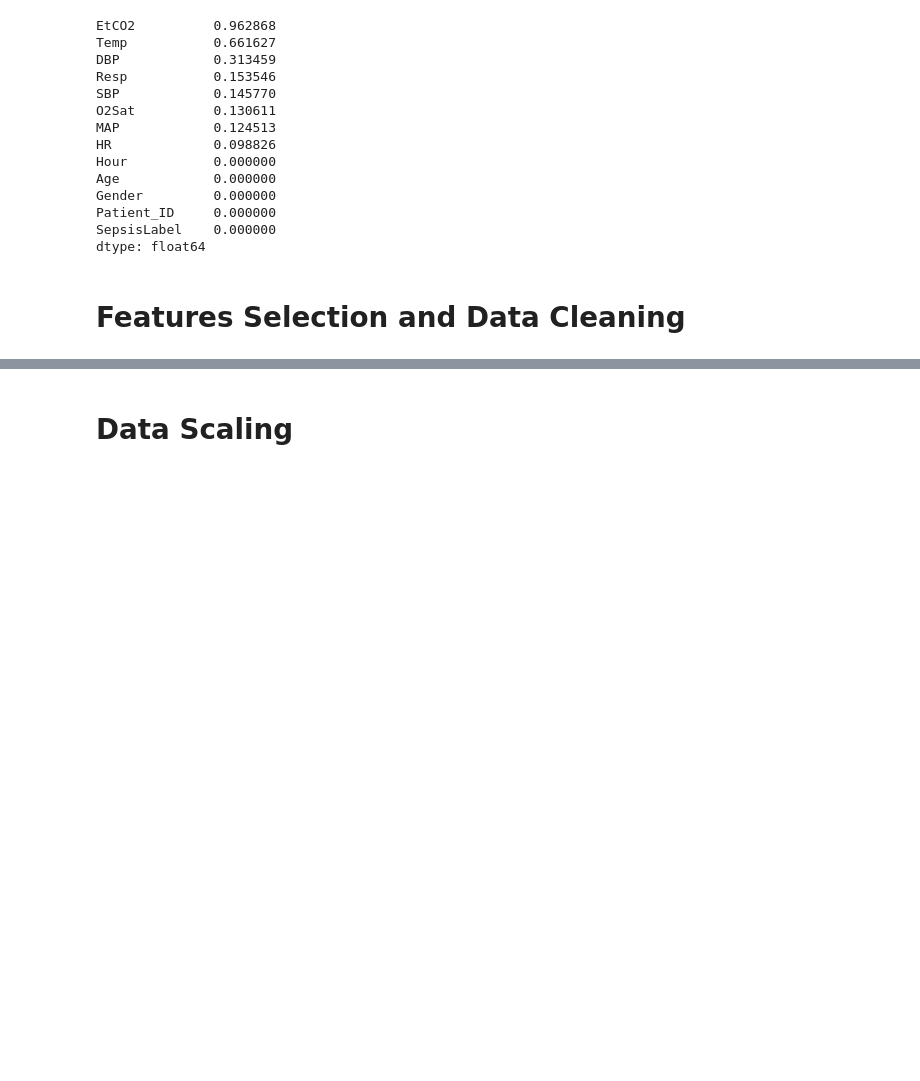
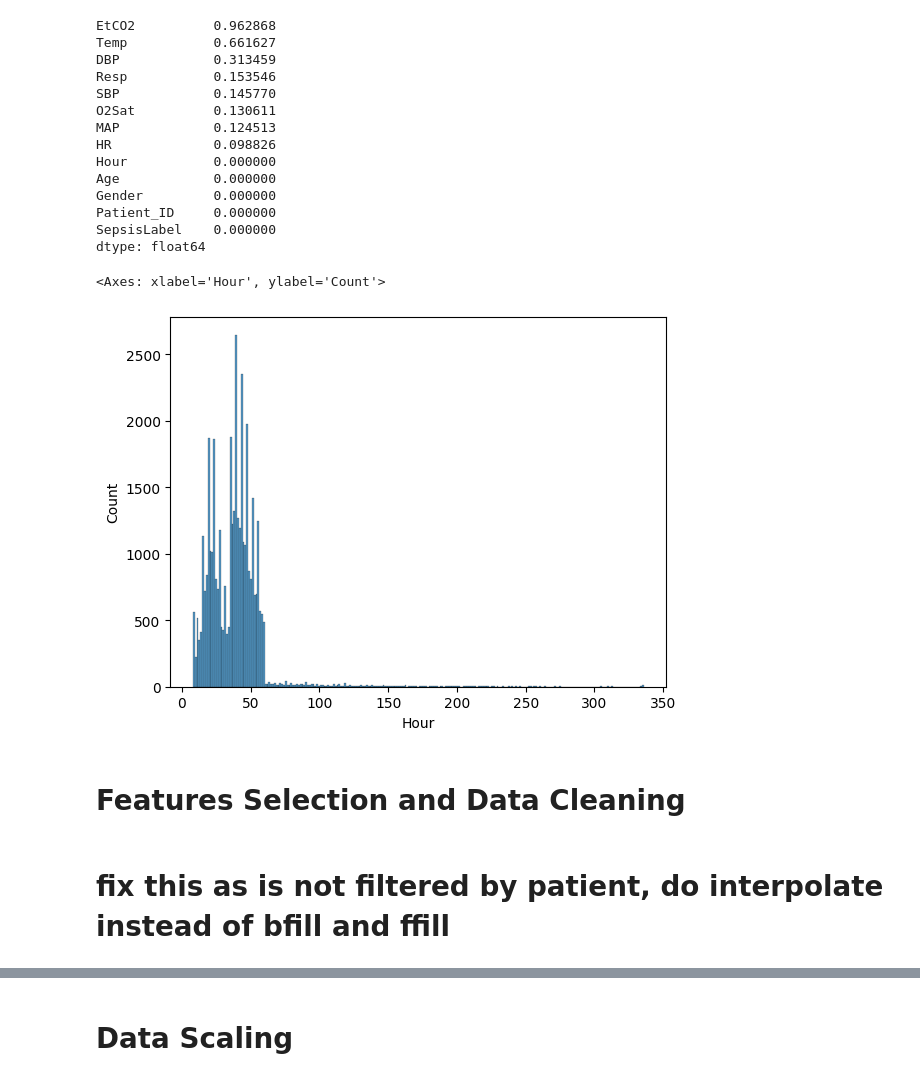
Before and after one commit to Charlie5545/icu-watch, a Jupyter notebook: notebooks/charlie_final.ipynb, the cells around one changed output, grey strips where cells are left out. Saved outputs shown, nothing was run; the diff lists cells and outputs as text; code cells hidden in the pictures; blank space fills up the shorter version.

```diff
--- a/notebooks/charlie_final.ipynb
+++ b/notebooks/charlie_final.ipynb
@@ -43,6 +47,11 @@ Gender         0.000000
 Patient_ID     0.000000
 SepsisLabel    0.000000
 dtype: float64
+# %%
+sns.histplot(df1.groupby('Patient_ID').Hour.count().sort_values())
+# %% [output]
+<Axes: xlabel='Hour', ylabel='Count'>
+[figure, added]
 # %% [markdown]
 # Features Selection and Data Cleaning
 # %%
@@ -54,5 +63,7 @@ columns_drop = ['Unnamed: 0','EtCO2','BaseExcess', 'HCO3','pH','PaCO2','Alkaline
 columns_for_baseline = ['Hour', 'HR','O2Sat', 'Temp','SBP', 'MAP', 'DBP', 'Resp', 'EtCO2','Age','Gender','Patient_ID','SepsisLabel']
 # %%
 df1 = df[columns_for_baseline]
+# %% [markdown]
+# fix this as is not filtered by patient, do interpolate instead of bfill and ffill
 # %%
 # Fill NaN values with the next available value
```
Also changed, not shown: parts of 12 cells of this notebook.
